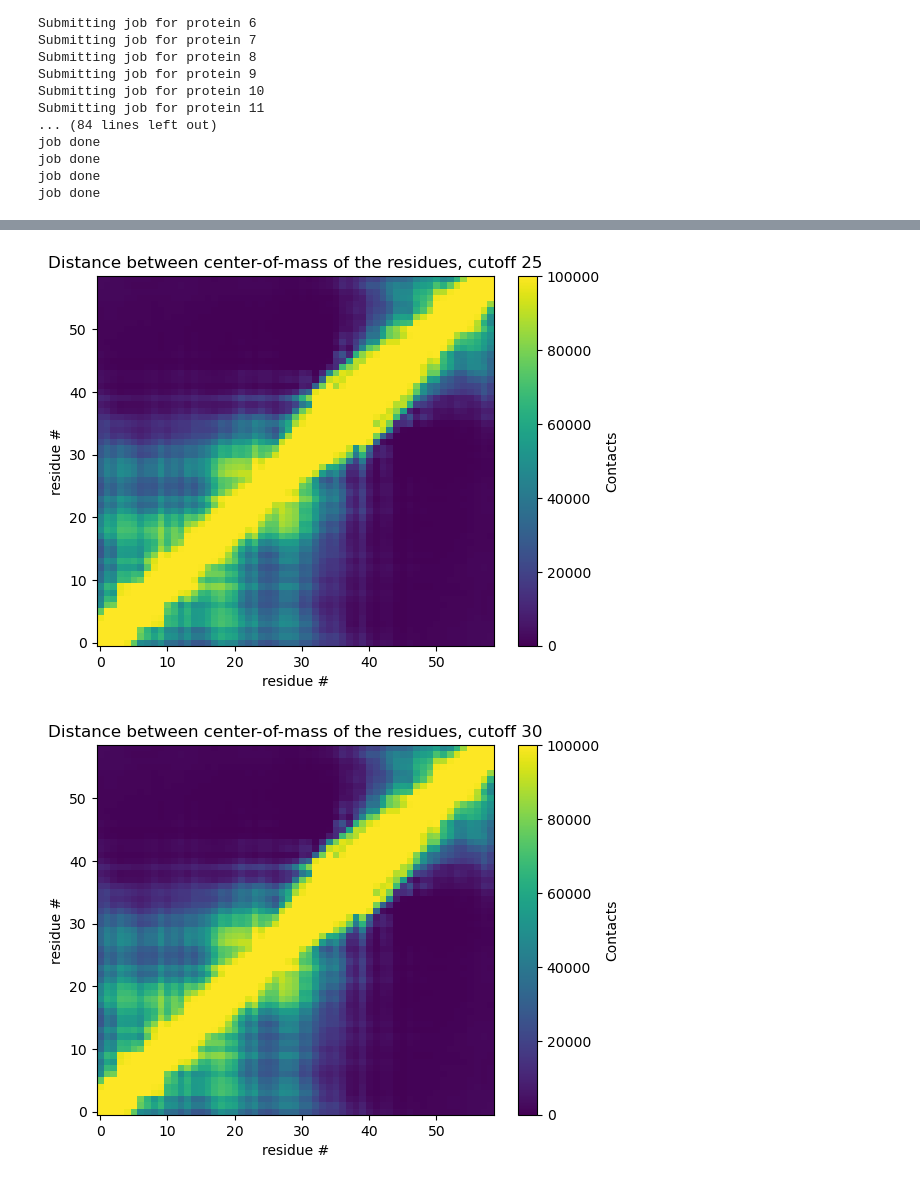
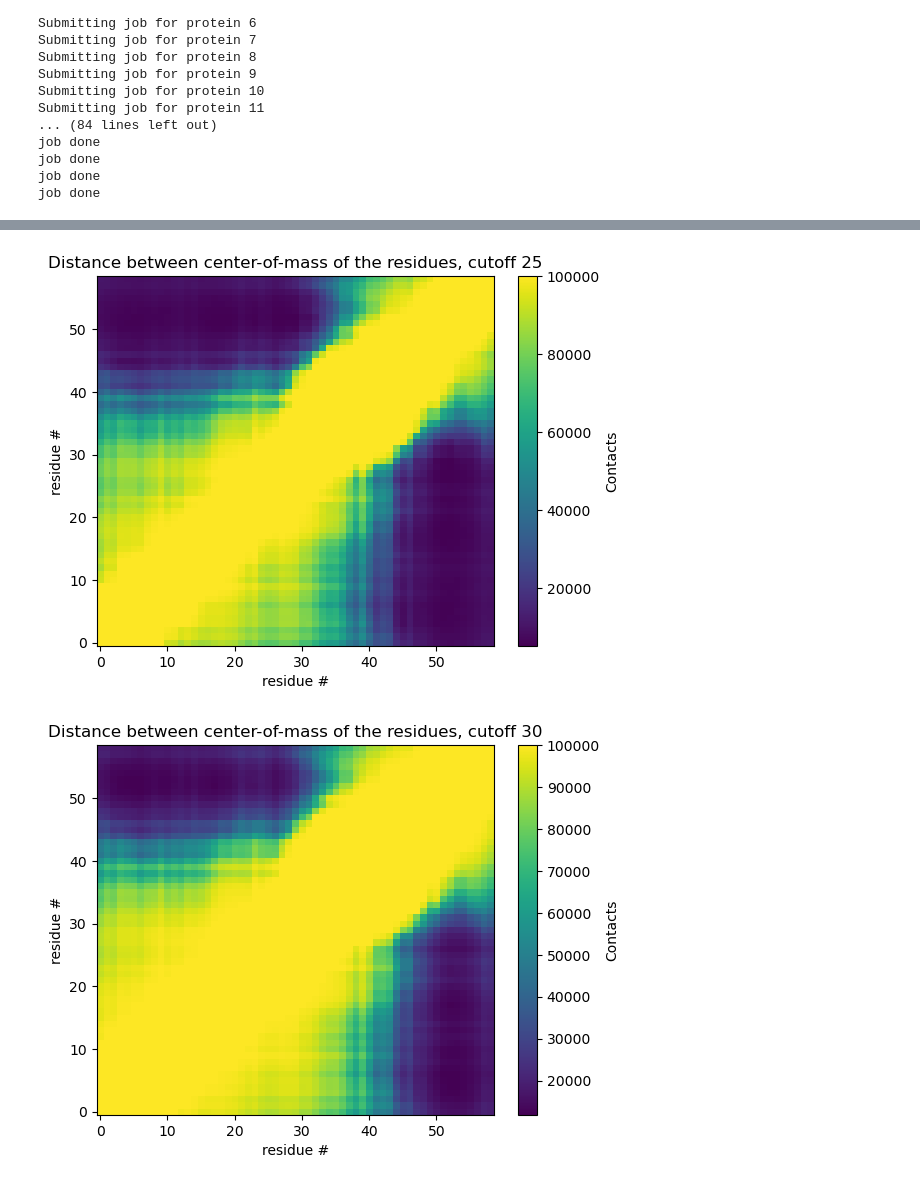
Before and after one commit to oreoqke/MDanal, a Jupyter notebook: contact_map.ipynb, the cells around one changed output, grey strips where cells are left out. Drawn from its saved outputs; the diff is of its cells as text; code cells hidden in the pictures.

```diff
--- a/contact_map.ipynb
+++ b/contact_map.ipynb
@@ -228,7 +246,7 @@ job done
 results = []
 radii = [5, 10, 15, 20, 25, 30]
 for radius in radii:
-    self_contacts = generate_self_contact_map("vars/output_no_water.gro", "vars/output_no_water.xtc", NUM_PROTEINS, PROTEIN_LEN, NUM_RES, radius=15)
+    self_contacts = generate_self_contact_map("vars/output_no_water.gro", "vars/output_no_water.xtc", NUM_PROTEINS, PROTEIN_LEN, NUM_RES, radius)
     self_ct = np.zeros((NUM_RES, NUM_RES))
     for ct in self_contacts:
         self_ct += ct
@@ -261,2 +279,2 @@ job done
-[figure, old version]
+[figure, new version]
-[figure, old version]
+[figure, new version]
```
Also changed, not shown: parts of 2 cells of this notebook, 1 other file.
